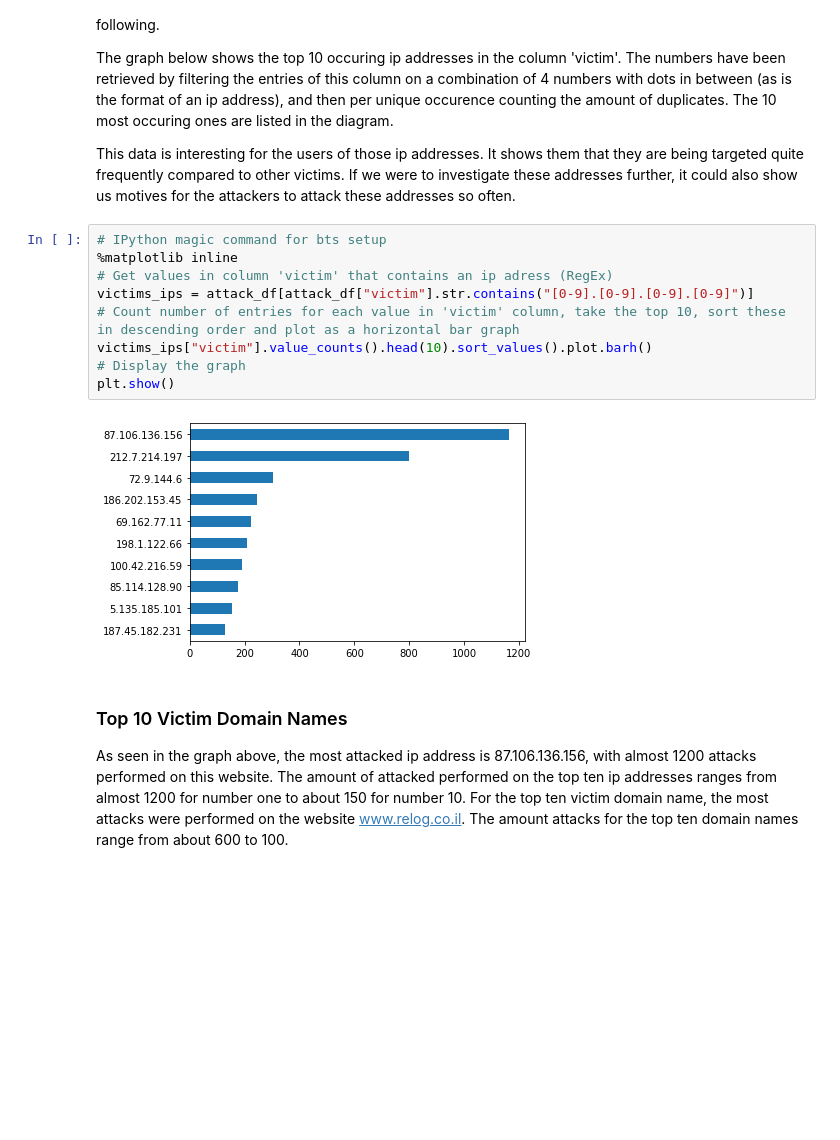
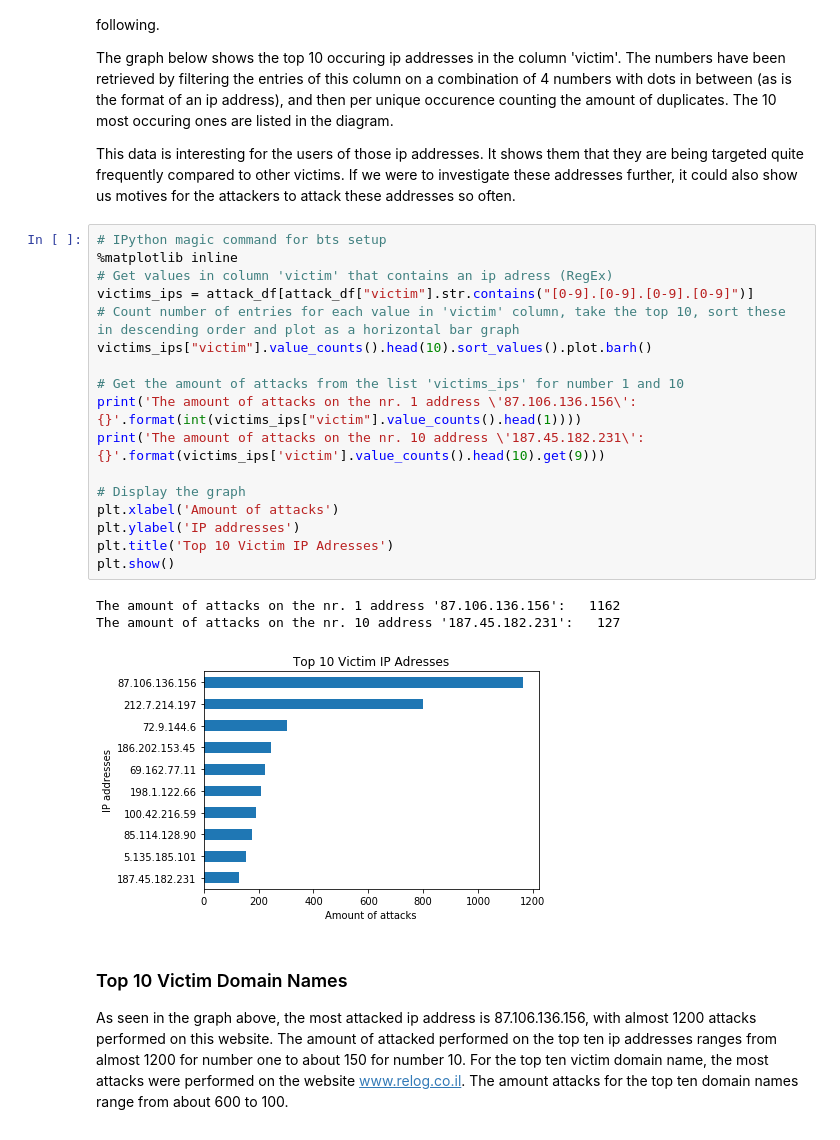
Before and after one commit to NijeboerFrank/jupyter-assignment-3, a Jupyter notebook: assignment2.ipynb, the cells around one changed output. Saved outputs shown, nothing was run; the diff lists cells and outputs as text; blank space fills up the shorter version.

```diff
--- a/assignment2.ipynb
+++ b/assignment2.ipynb
@@ -125,14 +128,24 @@ This data is interesting for the users of those ip addresses. It shows them that
 # %%
 # IPython magic command for bts setup
 %matplotlib inline
 # Get values in column 'victim' that contains an ip adress (RegEx)
 victims_ips = attack_df[attack_df["victim"].str.contains("[0-9].[0-9].[0-9].[0-9]")]
 # Count number of entries for each value in 'victim' column, take the top 10, sort these in descending order and plot as a horizontal bar graph
 victims_ips["victim"].value_counts().head(10).sort_values().plot.barh()
+
+# Get the amount of attacks from the list 'victims_ips' for number 1 and 10
+print('The amount of attacks on the nr. 1 address \'87.106.136.156\':   {}'.format(int(victims_ips["victim"].value_counts().head(1))))
+print('The amount of attacks on the nr. 10 address \'187.45.182.231\':   {}'.format(victims_ips['victim'].value_counts().head(10).get(9)))
+
 # Display the graph
+plt.xlabel('Amount of attacks')
+plt.ylabel('IP addresses')
+plt.title('Top 10 Victim IP Adresses')
 plt.show()
 # %% [output]
+The amount of attacks on the nr. 1 address '87.106.136.156':   1162
+The amount of attacks on the nr. 10 address '187.45.182.231':   127
-[figure, old version]
+[figure, new version]
 # %% [markdown]
 ### Top 10 Victim Domain Names
 As seen in the graph above, the most attacked ip address is 87.106.136.156, with almost 1200 attacks performed on this website. The amount of attacked performed on the top ten ip addresses ranges from almost 1200 for number one to about 150 for number 10. For the top ten victim domain name, the most attacks were performed on the website www.relog.co.il. The amount attacks for the top ten domain names range from about 600 to 100.
```
Also changed, not shown: parts of 3 cells of this notebook.
